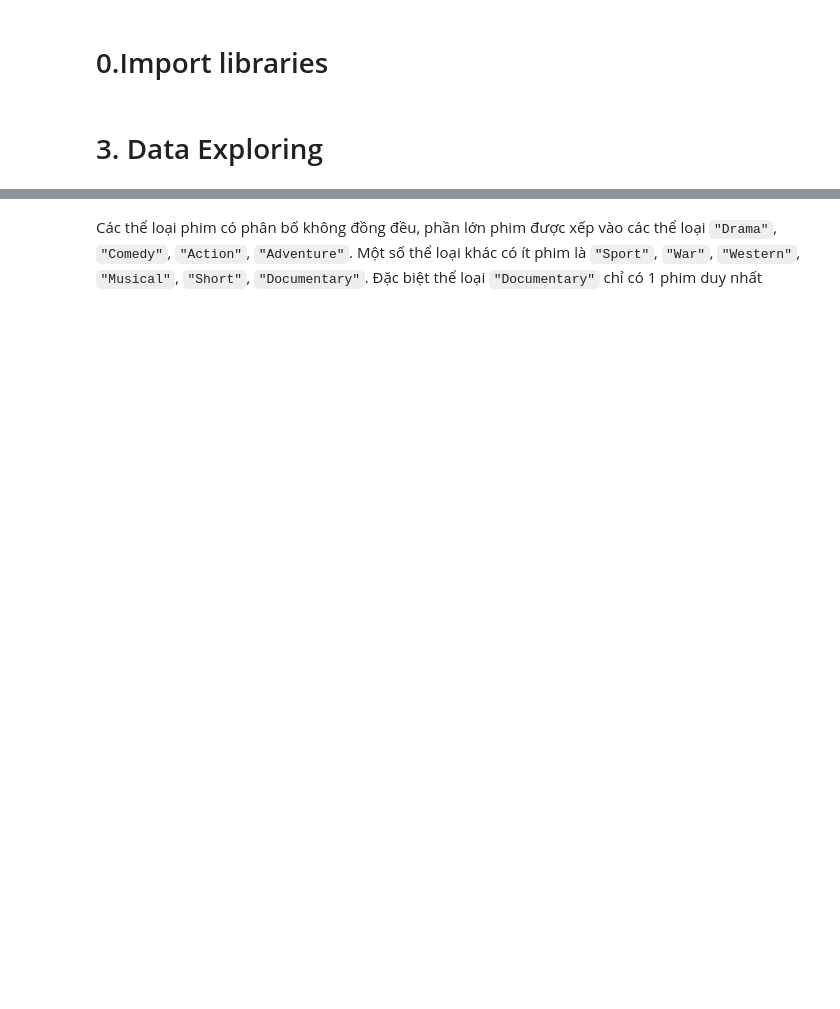
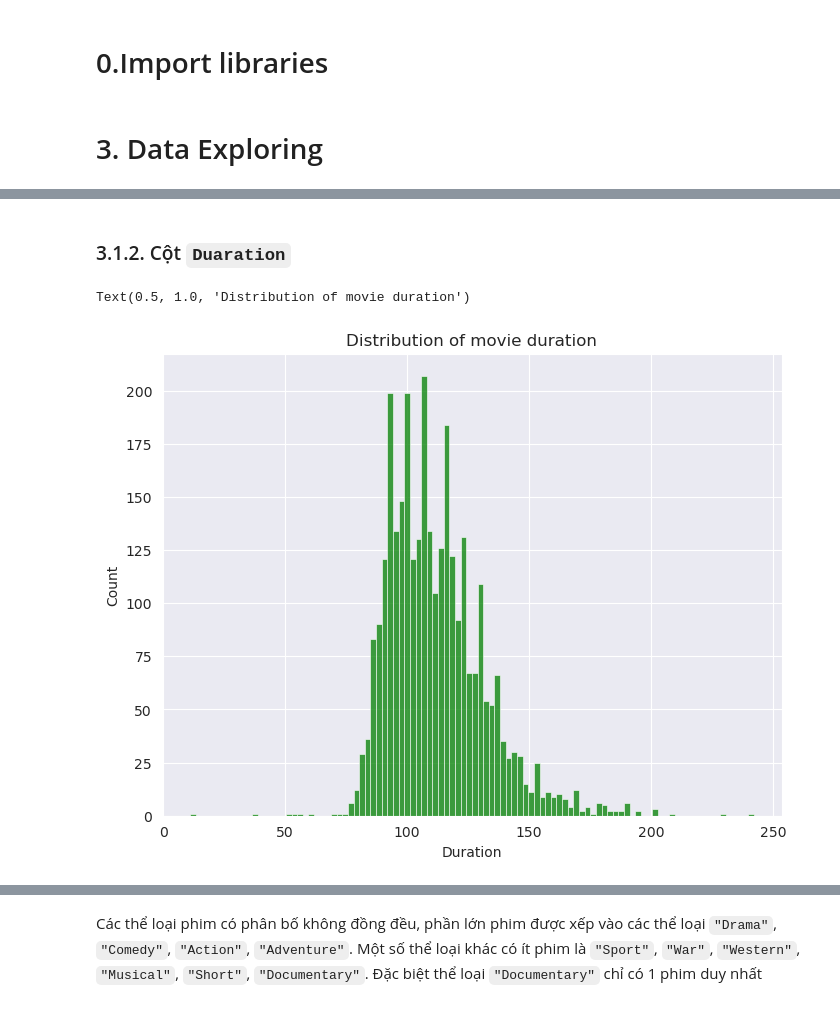
Before and after one commit to hoanglnt/DataVizLab1, a Jupyter notebook: src/explore.ipynb, the cells around one changed output, grey strips where cells are left out. Cells and saved outputs as stored; diff of their text form; code cells hidden in the pictures; blank space fills up the shorter version.

```diff
--- a/src/explore.ipynb
+++ b/src/explore.ipynb
@@ -22,0 +41,10 @@ df.head()
+# %% [markdown]
+### 3.1.2. Cột `Duaration`
+# %%
+# Code here (hisplot)
+fig = plt.figure(figsize=(8, 6))
+sns.histplot(df['Duration'], bins = 100, color="green")
+plt.title("Distribution of movie duration")
+# %% [output]
+Text(0.5, 1.0, 'Distribution of movie duration')
+[figure, added]
```
Also changed, not shown: parts of 56 cells of this notebook.
